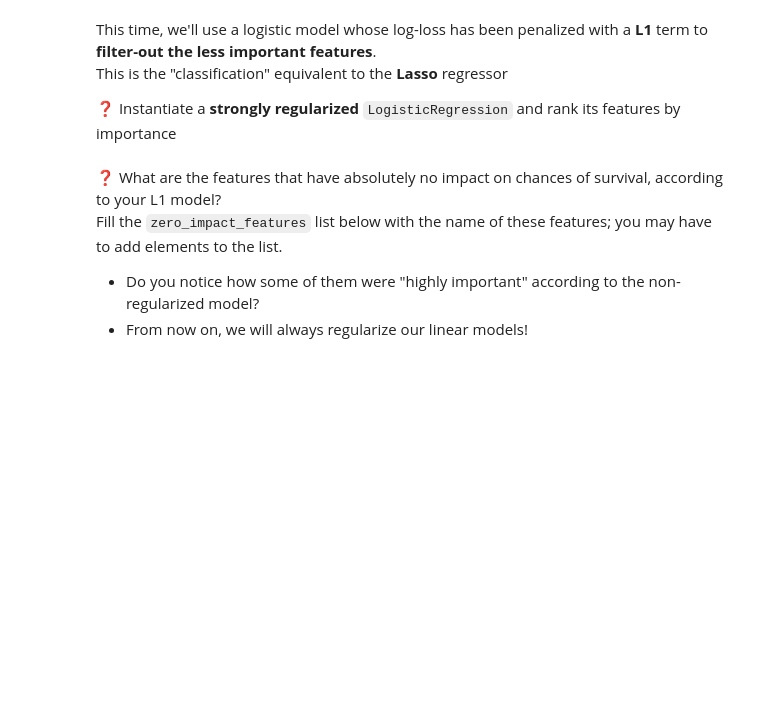
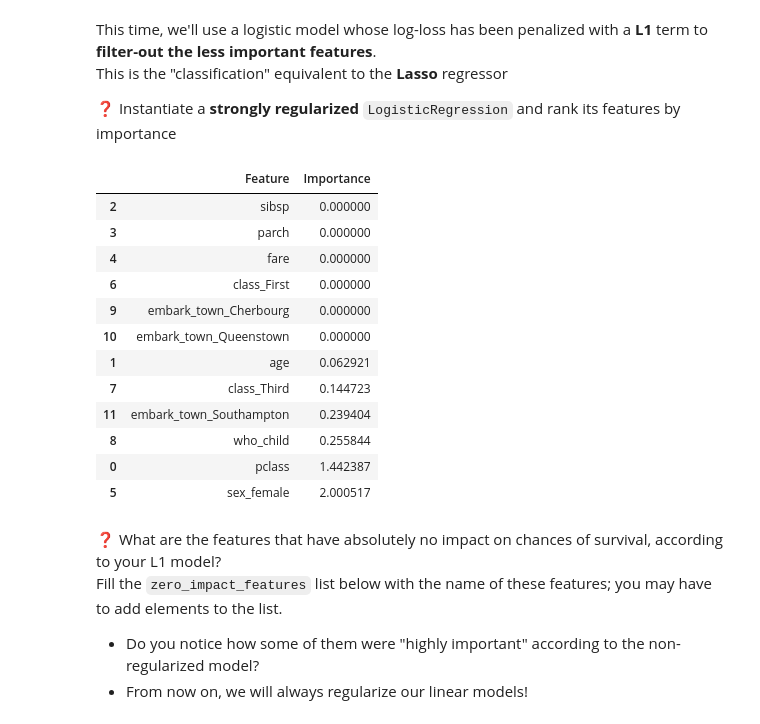
Before and after one commit to katebulaeva/data-regularization, a Jupyter notebook: Regularization.ipynb, the cells around one changed output. Cells and saved outputs as stored; diff of their text form; code cells hidden in the pictures; blank space fills up the shorter version.

```diff
--- a/Regularization.ipynb
+++ b/Regularization.ipynb
@@ -97,3 +332,37 @@ This is the "classification" equivalent to the **Lasso** regressor
+# %%
+# YOUR CODE HERE
+
+"""Warning The choice of the algorithm depends on the penalty chosen. Supported penalties by solver:
+‘lbfgs’ - [‘l2’, None]
+‘liblinear’ - [‘l1’, ‘l2’]
+‘newton-cg’ - [‘l2’, None]
+‘newton-cholesky’ - [‘l2’, None]
+‘sag’ - [‘l2’, None]
+‘saga’ - [‘elasticnet’, ‘l1’, ‘l2’, None]"""
+
+model = LogisticRegression(penalty='l1',max_iter= 100, C =0.1, solver='liblinear')
+
+model.fit(X_scaled,y)
+coefficients = model.coef_
+# %%
+avg_importance = np.mean(np.abs(coefficients), axis=0)
+feature_importance = pd.DataFrame({'Feature': X_scaled.columns, 'Importance': avg_importance})
+feature_importance = feature_importance.sort_values('Importance', ascending=True)
+feature_importance
+# %% [output]
+|  | Feature | Importance |
+| 2 | sibsp | 0.000000 |
+| 3 | parch | 0.000000 |
+| 4 | fare | 0.000000 |
+| 6 | class_First | 0.000000 |
+| 9 | embark_town_Cherbourg | 0.000000 |
+| 10 | embark_town_Queenstown | 0.000000 |
+| 1 | age | 0.062921 |
+| 7 | class_Third | 0.144723 |
+| 11 | embark_town_Southampton | 0.239404 |
+| 8 | who_child | 0.255844 |
+| 0 | pclass | 1.442387 |
+| 5 | sex_female | 2.000517 |
 # %% [markdown]
 ❓ What are the features that have absolutely no impact on chances of survival, according to your L1 model?
 Fill the `zero_impact_features` list below with the name of these features; you may have to add elements to the list.
```
Also changed, not shown: parts of 28 cells of this notebook, 1 other file.
